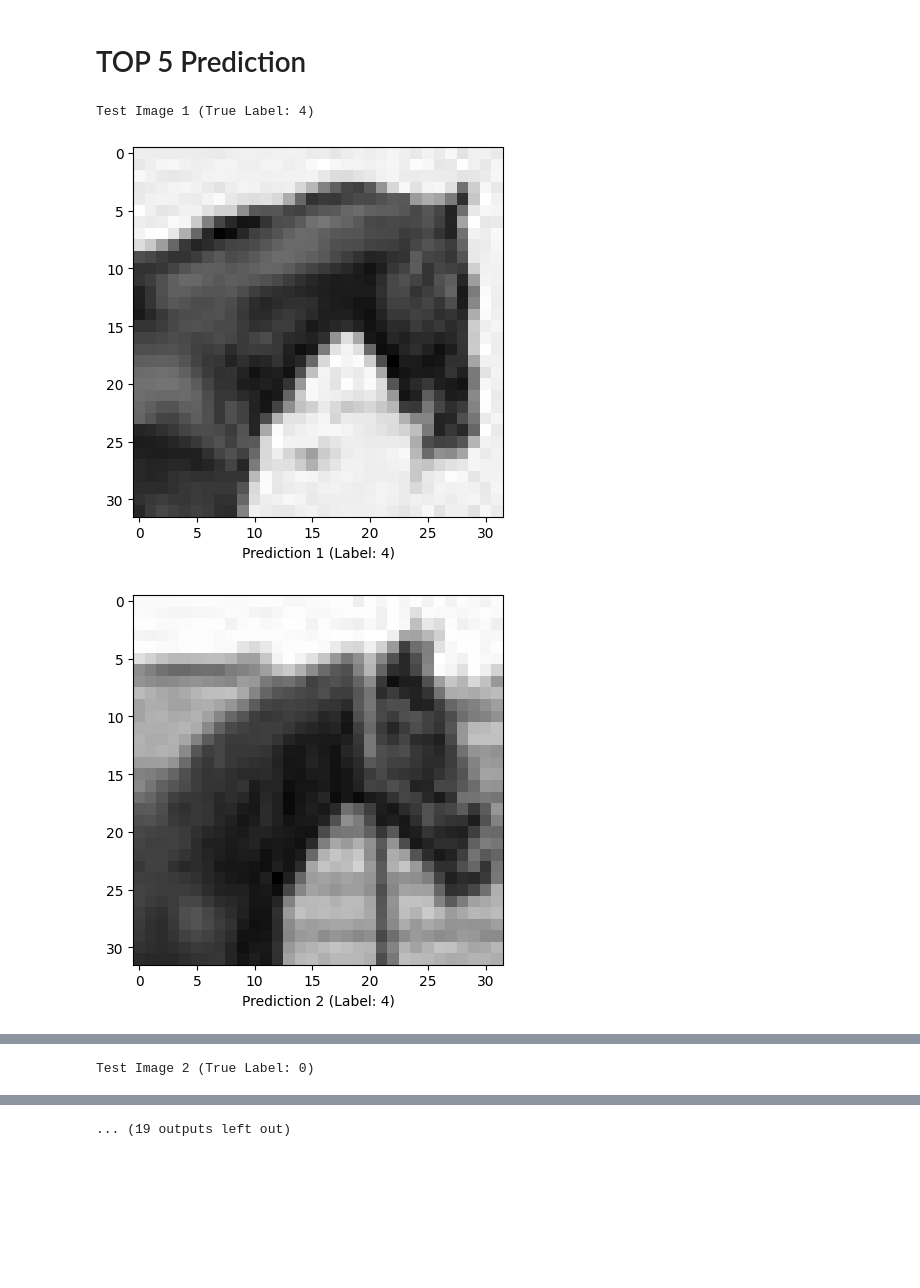
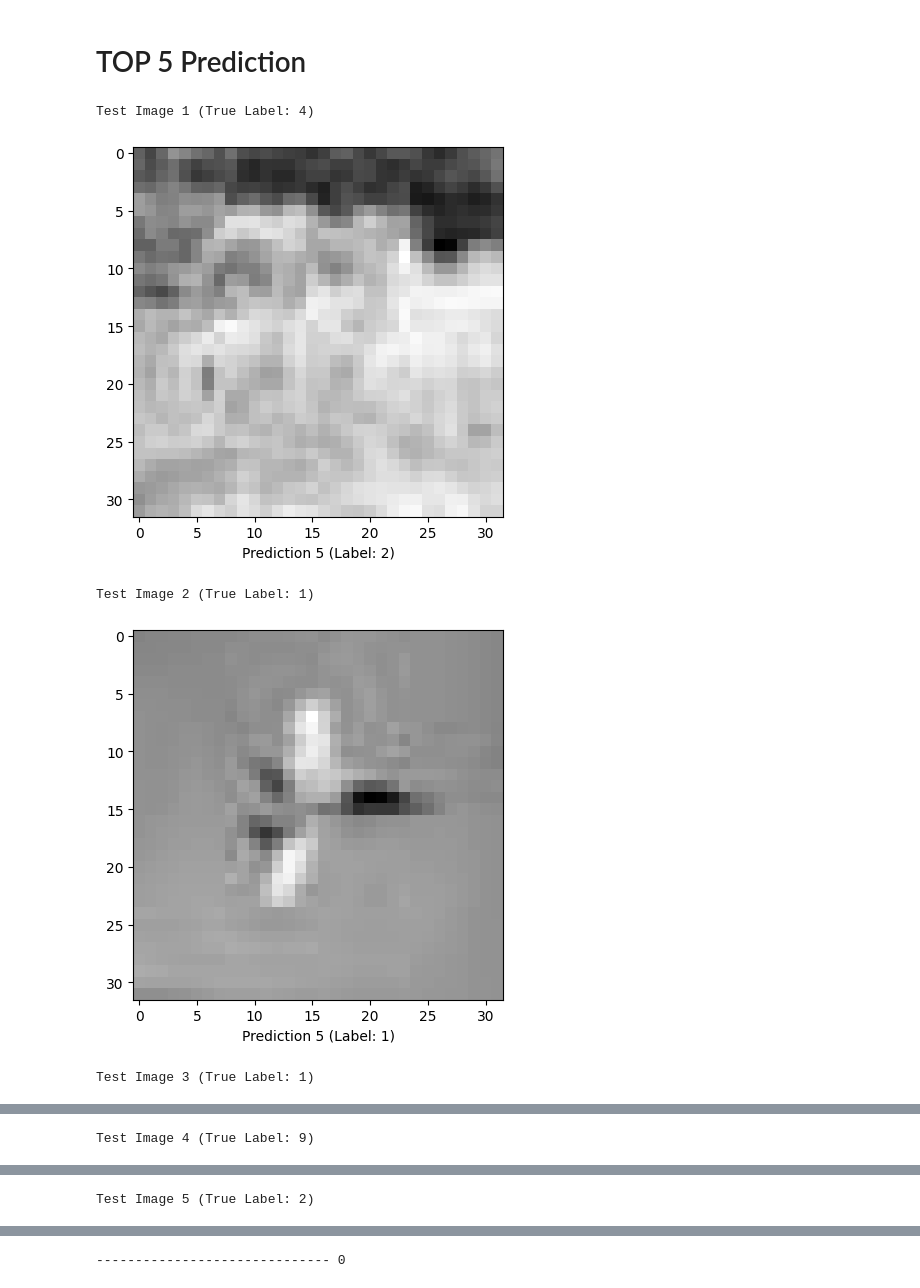
Before and after one commit to bakibillahrahat/cvpr, a Jupyter notebook: Mid/MID_CP_kNN.ipynb, the cells around one changed output, grey strips where cells are left out. Cells and saved outputs as stored; diff of their text form; code cells hidden in the pictures; blank space fills up the shorter version.

```diff
--- a/Mid/MID_CP_kNN.ipynb
+++ b/Mid/MID_CP_kNN.ipynb
@@ -222,34 +220,37 @@ test_indices = random.sample(range(len(X)), num_test_images)
 test_images = [X[i] for i in test_indices]
 test_labels = [y[i] for i in test_indices]
 # Flatten the grayscale images
 X_flattened = [img.flatten() for img in X]
 
 # Train a K-NN model
 k = 11
 distance_metric = 'manhattan'
 knn_classifier = KNeighborsClassifier(n_neighbors=k, metric=distance_metric)
 knn_classifier.fit(X_flattened, y)
 
 test_prediction = []
 
 for test_image, test_label in zip(test_images, test_labels):
     # Flatten the test image
     test_image_flat = test_image.flatten()
 
     distances, indices = knn_classifier.kneighbors([test_image_flat], n_neighbors=num_test_images)
     images = [X[i] for i in indices[0]]
     labels = [y[i] for i in indices[0]]
     test_prediction.append((test_image, test_label, images, labels))
 
 # Display the results
+count = 0
 for i, (test_image, test_label, images, labels) in enumerate(test_prediction):
   print(f"Test Image {i + 1} (True Label: {test_label})")
   for j, (top_image, top_label) in enumerate(zip(images, labels)):
     plt.xlabel(f"Prediction {j + 1} (Label: {top_label})")
     plt.imshow(top_image.reshape((IMG_SIZE, IMG_SIZE)), cmap='gray')
-    plt.show()
-print("-" * 30)
+  plt.show()
+print("-" * 30, count)
 # %% [output]
 Test Image 1 (True Label: 4)
-[figure, old version]
+[figure, new version]
+Test Image 2 (True Label: 1)
-[figure, old version]
+[figure, new version]
+Test Image 3 (True Label: 1)
@@ -256,0 +258 @@ Test Image 1 (True Label: 4)
+Test Image 4 (True Label: 9)
@@ -257,0 +260 @@ Test Image 1 (True Label: 4)
+Test Image 5 (True Label: 2)
@@ -259 +261,0 @@ Test Image 1 (True Label: 4)
-Test Image 2 (True Label: 0)
@@ -265 +262 @@ Test Image 2 (True Label: 0)
-... (19 outputs left out)
+------------------------------ 0
```
Also changed, not shown: parts of 3 cells of this notebook.
